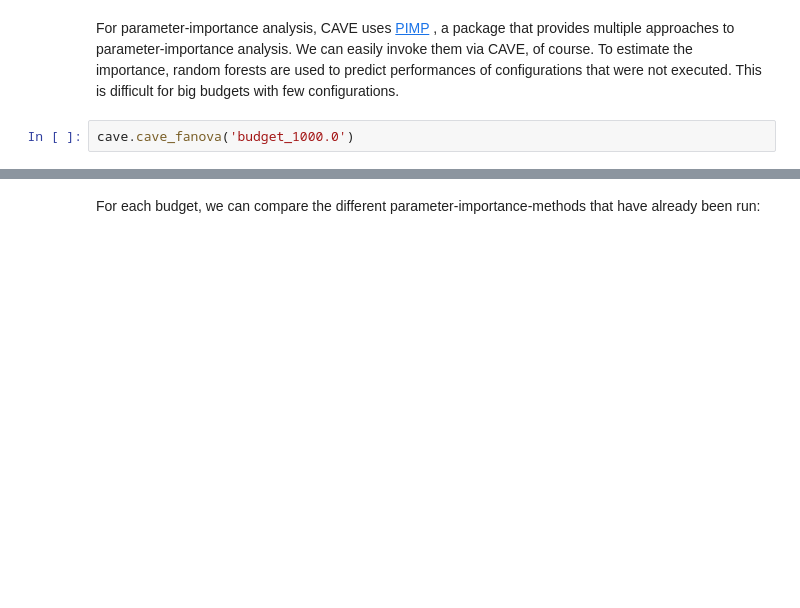
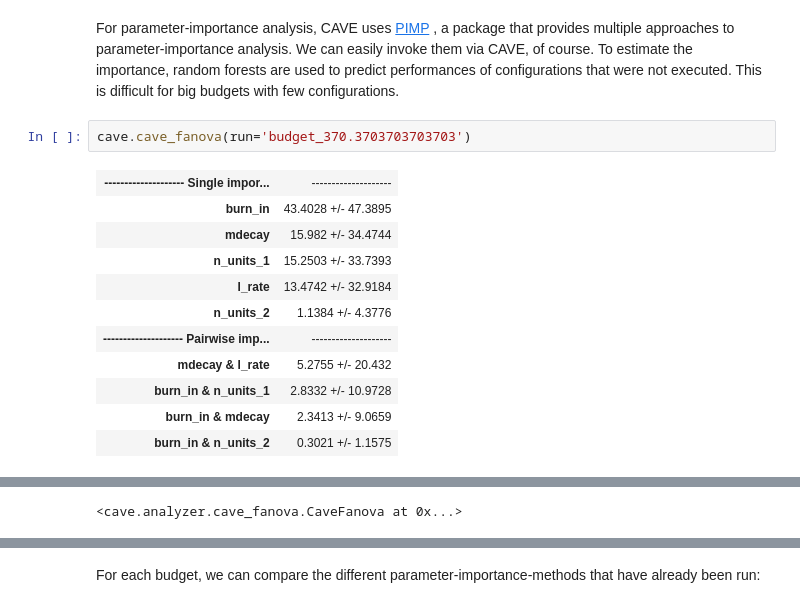
Before and after one commit to automl/BOAH, a Jupyter notebook: examples/icml_2018_experiments/bnn.ipynb, the cells around one changed output, grey strips where cells are left out. Saved outputs shown, nothing was run; the diff lists cells and outputs as text; blank space fills up the shorter version.

```diff
--- a/examples/icml_2018_experiments/bnn.ipynb
+++ b/examples/icml_2018_experiments/bnn.ipynb
@@ -162,4 +182,16 @@ cave.bohb_incumbents_per_budget()
 # %% [markdown]
 For parameter-importance analysis, CAVE uses <a href="https://github.com/automl/ParameterImportance" target="_blank">PIMP</a> , a package that provides multiple approaches to parameter-importance analysis. We can easily invoke them via CAVE, of course. To estimate the importance, random forests are used to predict performances of configurations that were not executed. This is difficult for big budgets with few configurations.
-# %%
-cave.cave_fanova('budget_1000.0')
+# %%
+cave.cave_fanova(run='budget_370.3703703703703')
+# %% [output]
+| -------------------- Single impor... | -------------------- |
+| burn_in | 43.4028 +/- 47.3895 |
+| mdecay | 15.982 +/- 34.4744 |
+| n_units_1 | 15.2503 +/- 33.7393 |
+| l_rate | 13.4742 +/- 32.9184 |
+| n_units_2 | 1.1384 +/- 4.3776 |
+| -------------------- Pairwise imp... | -------------------- |
+| mdecay & l_rate | 5.2755 +/- 20.432 |
+| burn_in & n_units_1 | 2.8332 +/- 10.9728 |
+| burn_in & mdecay | 2.3413 +/- 9.0659 |
+| burn_in & n_units_2 | 0.3021 +/- 1.1575 |
@@ -166 +199,2 @@ cave.cave_fanova('budget_1000.0')
+<cave.analyzer.cave_fanova.CaveFanova at 0x...>
 # %%
```
Also changed, not shown: parts of 12 cells of this notebook, 1 other file.
